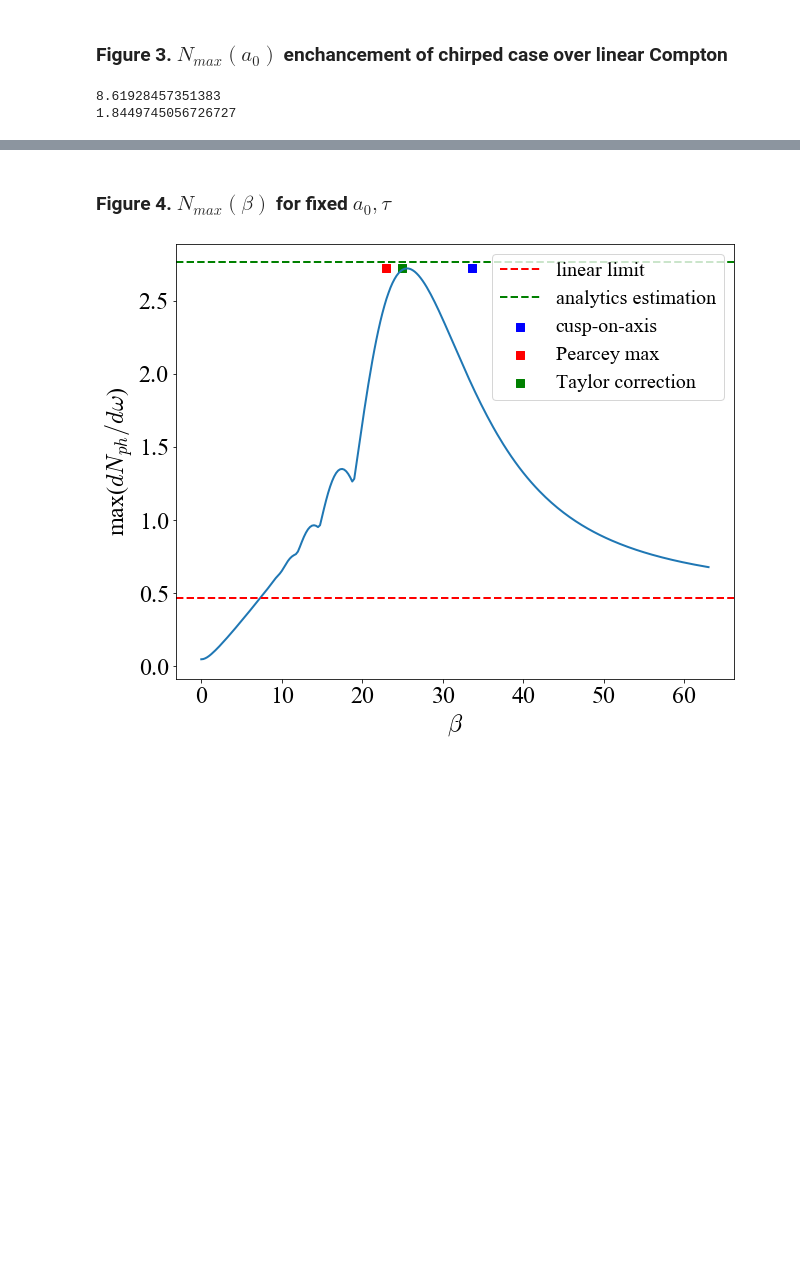
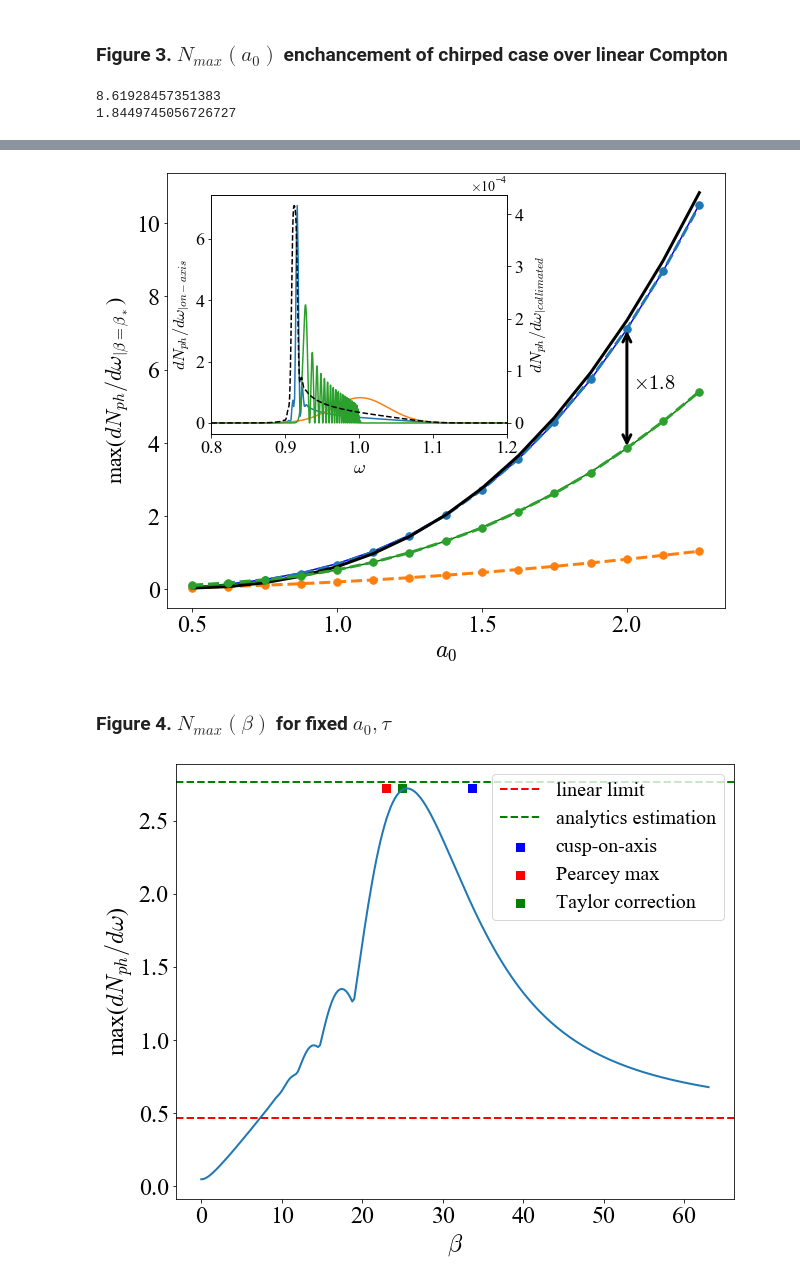
Before and after one commit to maxbalrog/optimal-chirp, a Jupyter notebook: plot_article_figures.ipynb, the cells around one changed output, grey strips where cells are left out. Saved outputs shown, nothing was run; the diff lists cells and outputs as text; code cells hidden in the pictures; blank space fills up the shorter version.

```diff
--- a/plot_article_figures.ipynb
+++ b/plot_article_figures.ipynb
@@ -321,0 +346,8 @@ plt.show()
+# %%
+from scipy.optimize import curve_fit
+
+def f(a0, C, k):
+    return C * a0**k
+
+popt_optimal, pcov_optimal = curve_fit(f, a0_arr, Nmax_optimal)
+popt_NCS, pcov_NCS = curve_fit(f, a0_arr, Nmax_NCS)
@@ -322,3 +360,52 @@ plt.show()
+# %%
+# Plot N_max(a0) for optimal beta parameters from numerics and analytics
+fig = plt.figure(figsize=(10,8))
+ax = fig.gca()
+plt.plot(a0_arr, f(a0_arr, popt_optimal[0], popt_optimal[1]), color='blue')
+plt.plot(a0_arr, Nmax_optimal, '--.', color='tab:blue', linewidth=3, markersize=15, label='optimal from simulation')
+plt.plot(a0_arr, Nmax_linear, '--.', color='tab:orange', linewidth=3, markersize=15, label='linear Compton limit')
+plt.plot(a0_arr, Nmax_estimation, '-', color='black', linewidth=3, label='analytics estimation')
+
+plt.plot(a0_arr, f(a0_arr, popt_NCS[0], popt_NCS[1]), color='green')
+plt.plot(a0_arr, Nmax_NCS, '--.', color='tab:green', linewidth=3, markersize=15, label='NCS')
+
+ax.annotate('', xy=(a0,Nmax_optimal[idx]), xytext=(a0,Nmax_NCS[idx]),
+            arrowprops={'arrowstyle':'<->', 'lw':3, 'color':'black', 'ls':'-',
+                        'mutation_scale':20})
+plt.text(a0+0.02, 0.5*(Nmax_optimal[idx] + Nmax_NCS[idx]),
+         '$\\times 1.8$', fontsize=20)
+
+plt.xlabel('$a_0$', fontsize=24)
+plt.ylabel('max($d N_{ph}/d\omega_{|\\beta=\\beta_*}$)', fontsize=22)
+# plt.legend(loc='best', fontsize=22)
+plt.xticks([0.5, 1, 1.5, 2], fontsize=24)
+plt.yticks(fontsize=24)
+
+zoom_ax = ax.inset_axes([0.08, .4, 0.53, .55])
+
+zoom_ax.plot(w, N_ph, color='tab:blue')
+zoom_ax.plot(w, N_ph_linear, color='tab:orange')
+zoom_ax.plot(w_NCS, N_ph_NCS, color='tab:green')
+zoom_ax.set_xlim([0.8,1.2])
+zoom_ax.set_xlabel('$\omega$', fontsize=18)
+zoom_ax.set_ylabel('$dN_{ph}/d\omega_{|on-axis}$', fontsize=16)
+zoom_ax.set_xticks([0.8, 0.9, 1.0, 1.1, 1.2], fontsize=16)
+zoom_ax.set_yticks([0, 2, 4, 6], fontsize=16)
+zoom_ax.tick_params(axis='both', which='major', labelsize=18)
+
+twin_ax = zoom_ax.twinx()
+twin_ax.set_xlim(zoom_ax.get_xlim())
+
+twin_ax.plot(w_L, N_ph_collimated, '--', color='black')
+twin_ax.ticklabel_format(axis='y', style='sci', scilimits=(0,0), useMathText=True)
+twin_ax.set_ylabel('$dN_{ph}/d\omega_{|collimated}$', fontsize=16)
+twin_ax.tick_params(axis='y', which='major', labelsize=18)
+twin_ax.yaxis.offsetText.set_fontsize(14)
+
+
+plt.show()
+# %% [output]
+[figure, added]
 # %% [markdown]
 ### Figure 4. $N_{max} (\beta)$ for fixed $a_0, \tau$
 # %%
```
Also changed, not shown: parts of 8 cells of this notebook, 3 other files.
